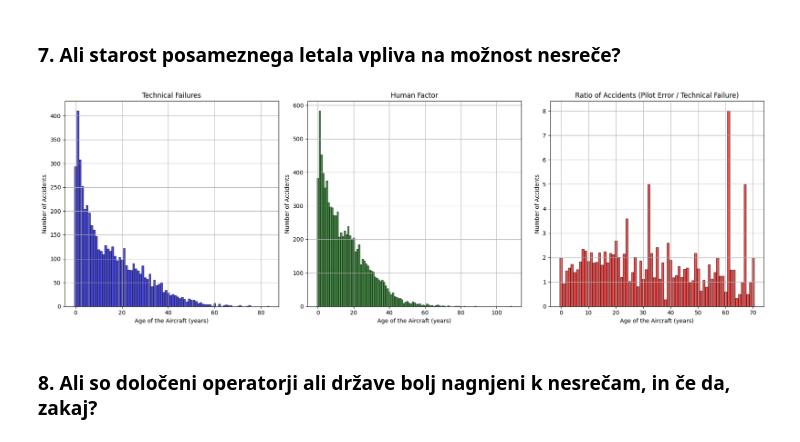
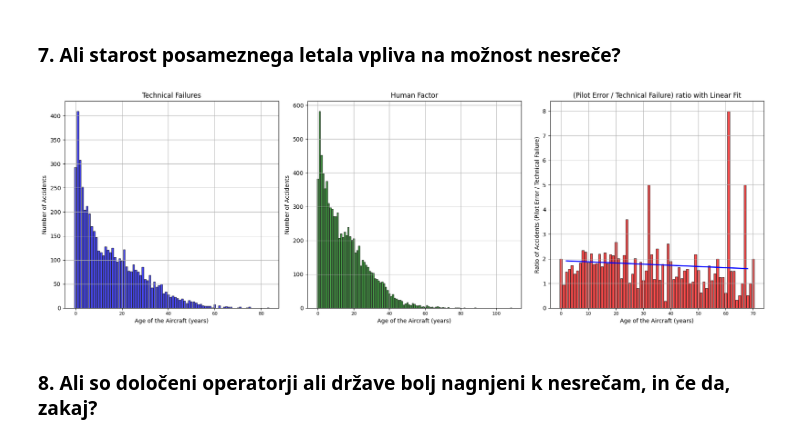
Before and after one commit to NikUlj/PR24NUJRSLSTKKM, a Jupyter notebook: PR24NUJRSLSTKKM.ipynb, the cells around one changed output. Saved outputs shown, nothing was run; the diff lists cells and outputs as text; code cells hidden in the pictures.

```diff
--- a/PR24NUJRSLSTKKM.ipynb
+++ b/PR24NUJRSLSTKKM.ipynb
@@ -193,39 +191,55 @@ def plot_ratio(human_data_dict, technical_data_dict):
 
     # Trim both arrays to the minimum length
     min_length = min(len(human_data), len(technical_data))
     human_data = human_data[:min_length]
     technical_data = technical_data[:min_length]
 
     # Convert data to float arrays
     human_data = np.array(human_data).astype(float)
     technical_data = np.array(technical_data).astype(float)
 
     # Calculate ratio, handle division by zero
     with np.errstate(divide='ignore', invalid='ignore'):
         ratio_data = np.where(technical_data != 0, human_data / technical_data, np.nan)
 
     # Plot histogram
     plot_histogram({i: ratio_data[i] for i in range(len(ratio_data))}, 'Ratio of Accidents (Pilot Error / Technical Failure)', 'r')
 
+    # Calculate the average ratio for each group of points
+    window_size = 5  # Define the size of the window for averaging
+    smoothed_ratio = np.convolve(ratio_data, np.ones(window_size) / window_size, mode='valid')
+
+    # Fit a linear function to the data
+    x = np.arange(window_size // 2, len(smoothed_ratio) + window_size // 2)
+    slope, intercept = np.polyfit(x, smoothed_ratio, 1)
+
+    # Plot the linear fit
+    plt.plot(x, slope * x + intercept, color='blue', linestyle='-', linewidth=2)
+
+    plt.xlabel('Age of the Aircraft (years)')
+    plt.ylabel('Ratio of Accidents (Pilot Error / Technical Failure)')
+    plt.title('(Pilot Error / Technical Failure) ratio with Linear Fit')
+    plt.grid(True)
+    #plt.show()
+
 plt.figure(figsize=(18, 6))
-# Graf za nesreče zaradi tehničnih napak
+
 technical_data = read_csv_data(PlaneCrashes, "Technical failure")
+human_data = read_csv_data(PlaneCrashes, "Human factor")
+
 plt.subplot(1, 3, 1)
 plot_histogram(technical_data, 'Technical Failures', 'b')
 
-# Graf za nesreče zaradi človeškega faktorja
-human_data = read_csv_data(PlaneCrashes, "Human factor")
 plt.subplot(1, 3, 2)
 plot_histogram(human_data, 'Human Factor', 'g')
 
-# Graf za razmerje med nesrečami
 plt.subplot(1, 3, 3)
 plot_ratio(human_data, technical_data)
 
 plt.tight_layout()
-plt.show()
+#plt.show()
 # %% [output]
-[figure, old version]
+[figure, new version]
 # %% [markdown]
 ### 8. Ali so določeni operatorji ali države bolj nagnjeni k nesrečam, in če da, zakaj?
 # %% [markdown]
```
Also changed, not shown: parts of 1 cell of this notebook, 2 other files.
